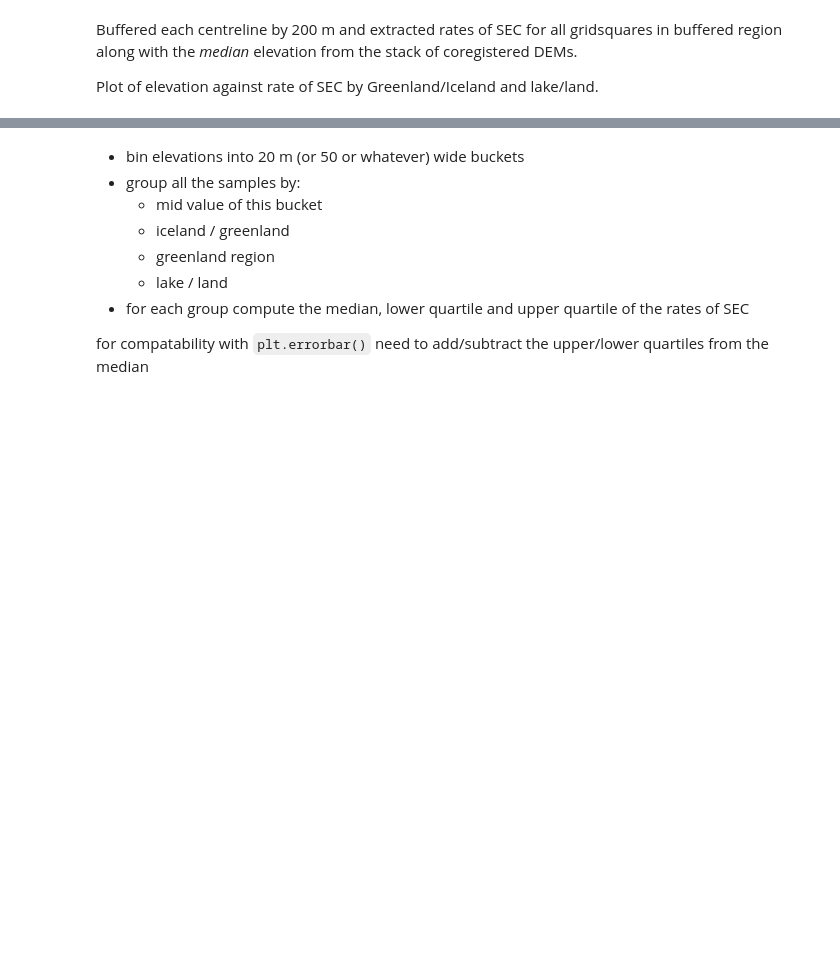
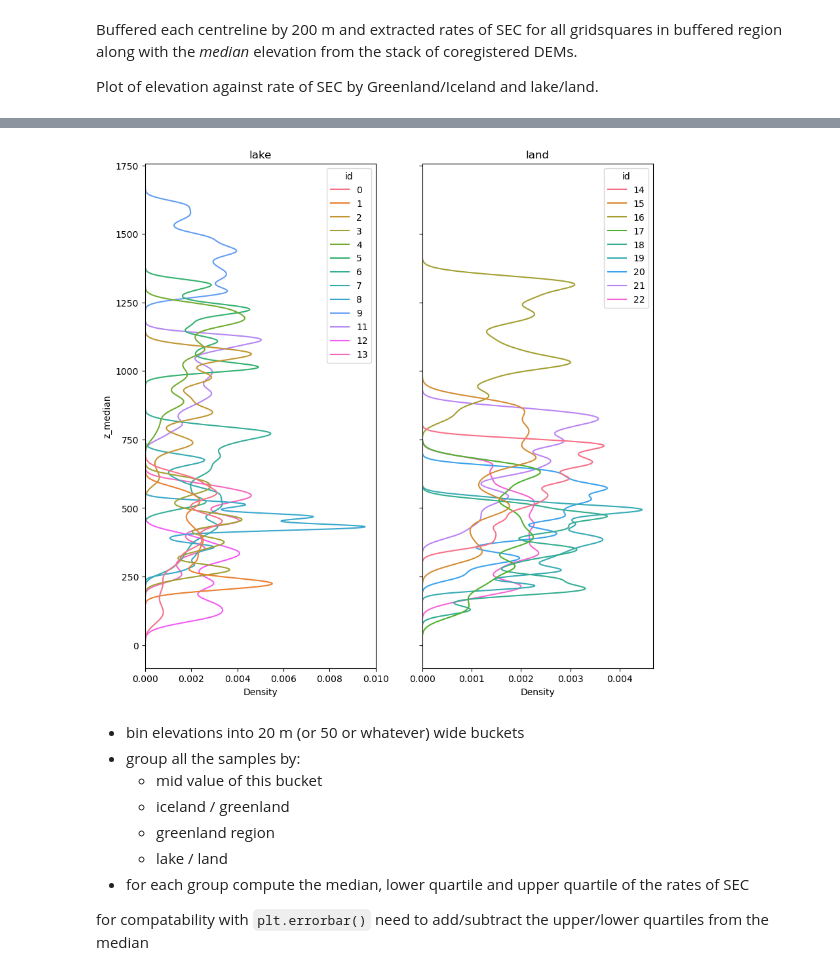
Before and after one commit to tlohde/lake-terminating-glaciers, a Jupyter notebook: src/jan25Update.ipynb, the cells around one changed output, grey strips where cells are left out. Drawn from its saved outputs; the diff is of its cells as text; code cells hidden in the pictures; blank space fills up the shorter version.

```diff
--- a/src/jan25Update.ipynb
+++ b/src/jan25Update.ipynb
@@ -363,3 +403,20 @@ print(samples.groupby(['where', 'region', 'lake_land'])['z_median'].count().to_m
+# %%
+fig, axs = plt.subplots(ncols=2, sharey=True, figsize=[10,10])
+
+
+for i, ll in enumerate(['lake', 'land']):
+
+    idx = (samples['where']=='greenland') & (samples['lake_land']==ll)
+    sns.kdeplot(data=samples.loc[idx],
+                y='z_median',
+                hue='id',
+                palette=sns.color_palette("husl", len(samples.loc[idx, 'id'].unique())),
+                common_norm=False,
+                ax=axs[i]
+                )
+    axs[i].set_title(ll)
+# %% [output]
+[figure, added]
 # %%
 # SEC against elevation by lake/land and greenland basin
 fg = sns.FacetGrid(samples.loc[samples['where']=='greenland'],
```
Also changed, not shown: parts of 9 cells of this notebook, 3 other files.
